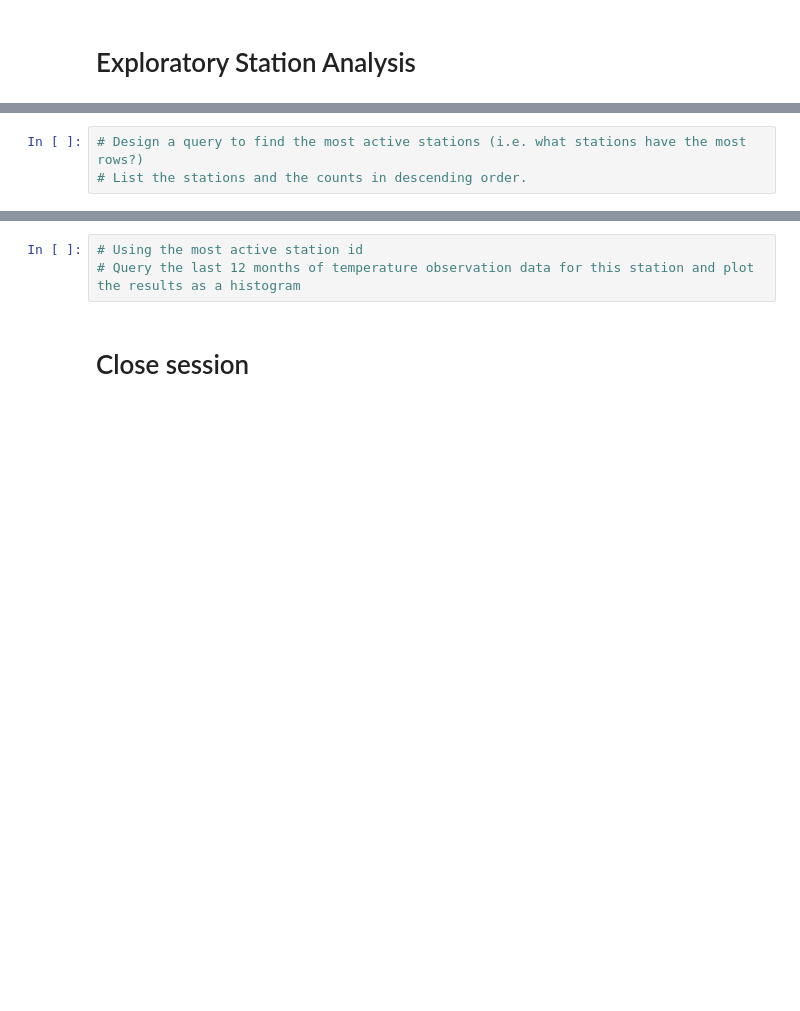
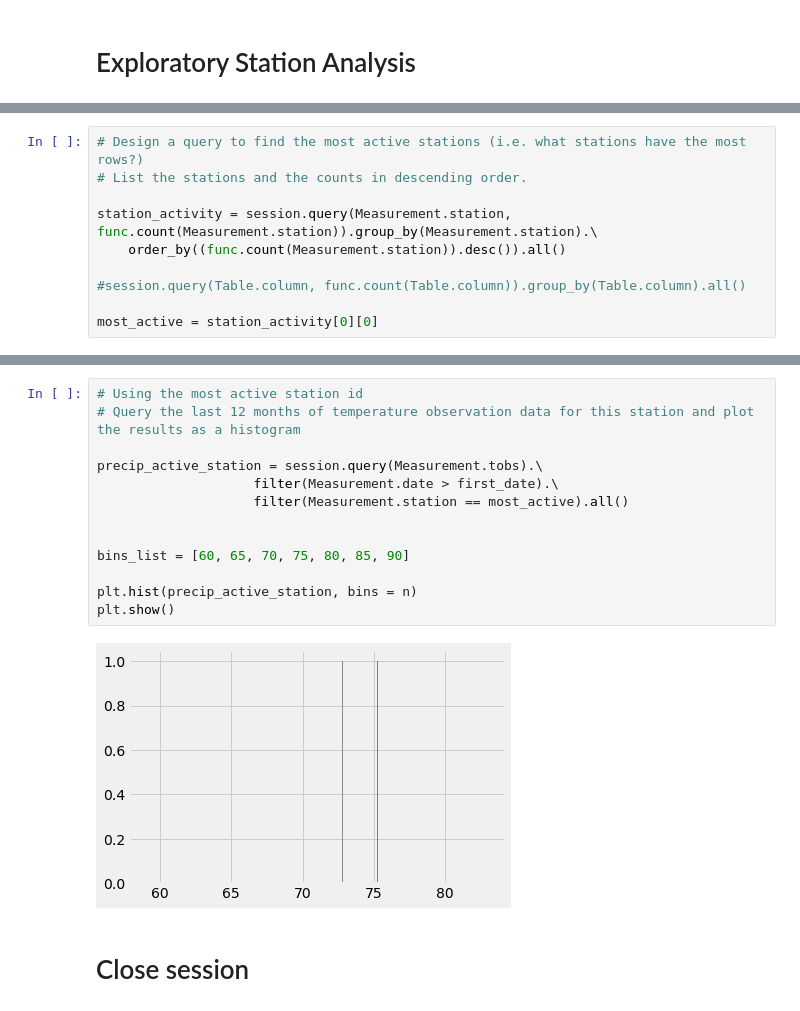
Before and after one commit to apatnoe/Homework_10, a Jupyter notebook: climate_starter.ipynb, the cells around one changed output, grey strips where cells are left out. Drawn from its saved outputs; the diff is of its cells as text; blank space fills up the shorter version.

```diff
--- a/climate_starter.ipynb
+++ b/climate_starter.ipynb
@@ -101,5 +121,12 @@ plt.legend(["precipitation"],loc='center right', bbox_to_anchor=(1.0, 1.0))
 # %%
 # Design a query to find the most active stations (i.e. what stations have the most rows?)
 # List the stations and the counts in descending order.
+
+station_activity = session.query(Measurement.station, func.count(Measurement.station)).group_by(Measurement.station).\
+    order_by((func.count(Measurement.station)).desc()).all()
+
+#session.query(Table.column, func.count(Table.column)).group_by(Table.column).all()
+
+most_active = station_activity[0][0]
 # %%
 # Using the most active station id from the previous query, calculate the lowest, highest, and average temperature.
@@ -106,6 +142,18 @@ plt.legend(["precipitation"],loc='center right', bbox_to_anchor=(1.0, 1.0))
 # %%
 # Using the most active station id
 # Query the last 12 months of temperature observation data for this station and plot the results as a histogram
+
+precip_active_station = session.query(Measurement.tobs).\
+                    filter(Measurement.date > first_date).\
+                    filter(Measurement.station == most_active).all()
+
+
+bins_list = [60, 65, 70, 75, 80, 85, 90]
+
+plt.hist(precip_active_station, bins = n)
+plt.show()
+# %% [output]
+[figure, added]
 # %% [markdown]
 # Close session
 # %%
```
Also changed, not shown: parts of 5 cells of this notebook.
